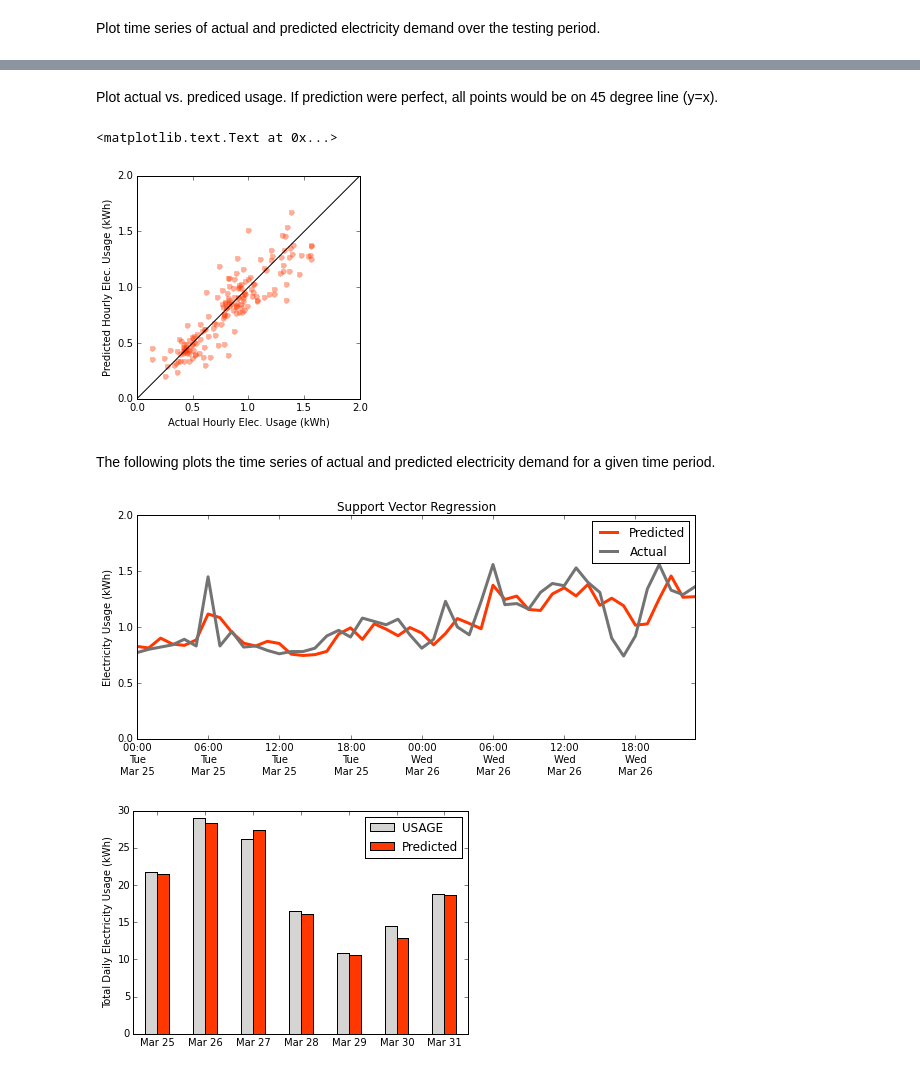
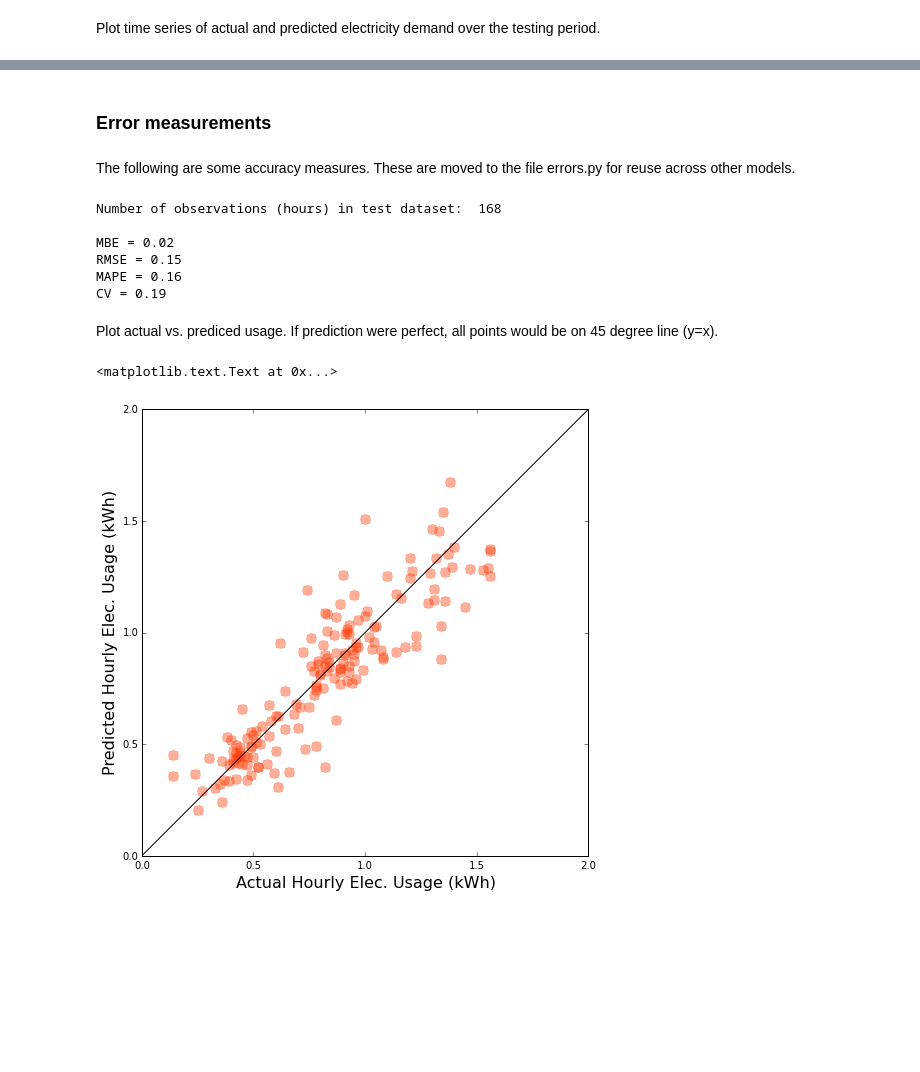
Before and after one commit to jtelszasz/my_energy_forecast_SVR, a Jupyter notebook: hourly_forecast_SVR.ipynb, the cells around one changed output, grey strips where cells are left out. Drawn from its saved outputs; the diff is of its cells as text; code cells hidden in the pictures; blank space fills up the shorter version.

```diff
--- a/hourly_forecast_SVR.ipynb
+++ b/hourly_forecast_SVR.ipynb
@@ -253,60 +348,40 @@ ax.xaxis.set_major_formatter(dates.DateFormatter('%b %d'))
+# %% [markdown]
+### Error measurements
+# %% [markdown]
+The following are some accuracy measures.  These are moved to the file errors.py for reuse across other models.
+# %%
+N_test = len(y_test_df)
+
+MBE = errors.calc_MBE(predict_y, y_test_df)
+RMSE = errors.calc_RMSE(predict_y, y_test_df)
+MAPE = errors.calc_MAPE(predict_y, y_test_df)
+CV = errors.calc_CV(predict_y, y_test_df)
+
+print '\nNumber of observations (hours) in test dataset: ', N_test, '\n'
+print 'MBE =', round(MBE, 2)
+print 'RMSE =', round(RMSE, 2)
+print 'MAPE =', round(MAPE, 2)
+print 'CV =', round(CV, 2)
+# %% [output]
+Number of observations (hours) in test dataset:  168
+
+MBE = 0.02
+RMSE = 0.15
+MAPE = 0.16
+CV = 0.19
 # %% [markdown]
 Plot actual vs. prediced usage.  If prediction were perfect, all points would be on 45 degree line (y=x).
 # %%
-fig = plt.figure(figsize=(4,4))
-plot = plt.plot(y_test_df,predict_y,color=red_orange,marker='.',linewidth=0,markersize=10,alpha=.4)
+fig = plt.figure(figsize=(8,8))
+fontsize = 16
+plot = plt.plot(y_test_df,predict_y,color=red_orange,marker='.',linewidth=0,markersize=20,alpha=.4)
 plot45 = plt.plot([0,2],[0,2],'k')
 plt.xlim([0,2])
 plt.ylim([0,2])
-plt.xlabel('Actual Hourly Elec. Usage (kWh)')
-plt.ylabel('Predicted Hourly Elec. Usage (kWh)')
+plt.xlabel('Actual Hourly Elec. Usage (kWh)', fontsize=fontsize)
+plt.ylabel('Predicted Hourly Elec. Usage (kWh)', fontsize=fontsize)
 
 #fig.savefig('SVM_plot_errors.png')
 # %% [output]
 <matplotlib.text.Text at 0x...>
-[figure, old version]
+[figure, new version]
-# %% [markdown]
-The following plots the time series of actual and predicted electricity demand for a given time period.
-# %%
-#plot_start = test_start
-#plot_end = test_end
-plot_start = '25-mar-2014 00:00:00'
-plot_end = '26-mar-2014 23:00:00'
-xticks = pd.date_range(start=plot_start, end=plot_end, freq='6H')
-
-fig = plt.figure(figsize=[10,4])
-ax = fig.add_subplot(111)
-plot1 = plt.plot(predict_y[plot_start:plot_end].index,predict_y[plot_start:plot_end],color=red_orange,linewidth=3)
-plot2 = plt.plot(y_test_df[plot_start:plot_end].index,y_test_df[plot_start:plot_end],color=gray_med,linewidth=3)
-#plt_predict = plt.plot(predict_y[plot_start:plot_end].index,predict_y[plot_start:plot_end])
-#plt_actual = plt.plot(y_test_df[plot_start:plot_end].index,y_test_df[plot_start:plot_end])
-plt.ylabel('Electricity Usage (kWh)')
-plt.ylim([0,2])
-plt.xticks(xticks)
-plt.title('Support Vector Regression')
-plt.legend(['Predicted','Actual'],loc='best')
-#ax.xaxis.set_major_locator()
-ax.xaxis.set_major_formatter(dates.DateFormatter('%H:00 \n%a \n%b %d'))
-#dates.HourLocator(interval=12)
-
-
-#fig.savefig('SVM_predict_TS_zoom.png')
-# %% [output]
-[figure, removed]
-# %%
-# Plot daily total kWh over testing period
-y_test_barplot_df = pd.DataFrame(y_test_df,columns=['USAGE'])
-y_test_barplot_df['Predicted'] = predict_y['USAGE']
-
-fig = plt.figure()
-ax = fig.add_subplot(111)
-y_test_barplot_df.resample('d',how='sum').plot(kind='bar',ax=ax,color=[gray_light,red_orange])
-ax.grid(False)
-ax.set_ylabel('Total Daily Electricity Usage (kWh)')
-ax.set_xlabel('')
-# Pandas/Matplotlib bar graphs convert xaxis to floats, so need a hack to get datetimes back
-ax.set_xticklabels([dt.strftime('%b %d') for dt in y_test_df.resample('d',how='sum').index.to_pydatetime()],rotation=0)
-plt.show()
-#fig.savefig('SVM_predict_DailyTotal.png')
-# %% [output]
-[figure, removed]
```
Also changed, not shown: parts of 52 cells of this notebook, 1 other file.
